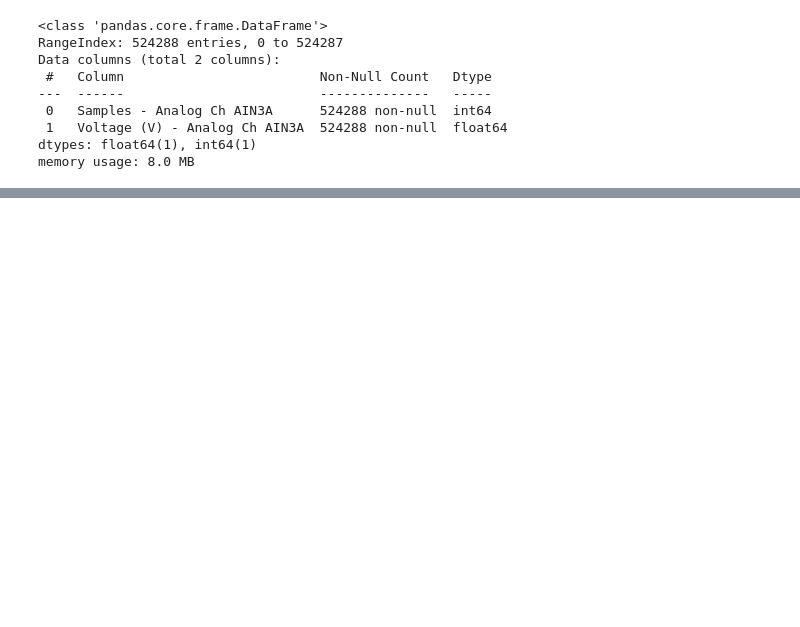
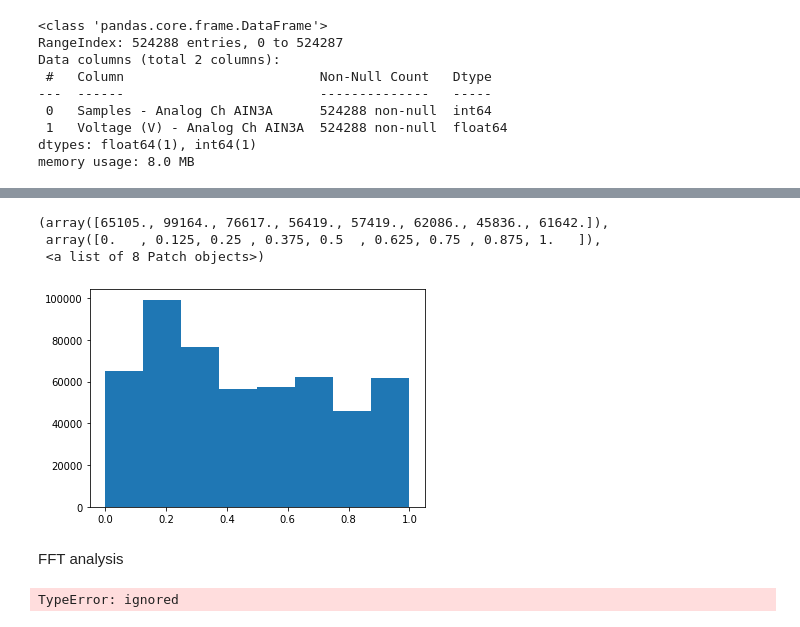
Before and after one commit to LongNguyen1984/TimeSeriesWithPython, a Jupyter notebook: VLCmulti_levels.ipynb, the cells around one changed output, grey strips where cells are left out. Drawn from its saved outputs; the diff is of its cells as text; code cells hidden in the pictures; blank space fills up the shorter version.

```diff
--- a/VLCmulti_levels.ipynb
+++ b/VLCmulti_levels.ipynb
@@ -26,0 +49,43 @@ plt.plot(data['Voltage (V) - Analog Ch AIN3A'][30000:35000])
+# %%
+plt.hist(volt_norm, bins=8)
+# %% [output]
+(array([65105., 99164., 76617., 56419., 57419., 62086., 45836., 61642.]),
+ array([0.   , 0.125, 0.25 , 0.375, 0.5  , 0.625, 0.75 , 0.875, 1.   ]),
+ <a list of 8 Patch objects>)
+[figure, added]
+# %% [markdown]
+FFT analysis
+# %%
+from scipy.fftpack import fft, ifft, fftshift
+import matplotlib.pyplot as plt
+import numpy as np
+from numpy import fft
+
+plt.style.use('seaborn-poster')
+%matplotlib inline
+
+fs=1e6
+len=10240
+NFFT=1024 #NFFT-point DFT
+x = volt_norm[0:len]
+#X=fft(x,NFFT) #compute DFT using FFT
+
+# fig1, ax = plt.subplots(nrows=1, ncols=1) #create figure handle
+# nVals = np.arange(start = 0,stop = NFFT) # raw index for FFT plot
+# ax.plot(nVals,np.abs(X))
+# ax.set_title('Double Sided FFT - without FFTShift')
+# ax.set_xlabel('Sample points (N-point DFT)')
+# ax.set_ylabel('DFT Values')
+# fig1.show()
+# Moisture_mean_x = pd.read_excel("signal.xlsx", header = None)
+# Moisture_mean_x = pd.rolling_mean(Moisture_mean_x, 10) # doesn't helps
+# Moisture_mean_x = Moisture_mean_x.dropna()
+# Moisture_mean_x = Moisture_mean_x -Moisture_mean_x.mean()
+frate = fs #/sec
+Hn = fft.fft(x)
+
+freqs = fft.fftfreq(len(Hn), 1/frate)
+idx = np.argmax(np.abs(Hn))
+freq_in_hertz = freqs[idx]
+# %% [output]
+TypeError: ignored
```
Also changed, not shown: parts of 6 cells of this notebook.
